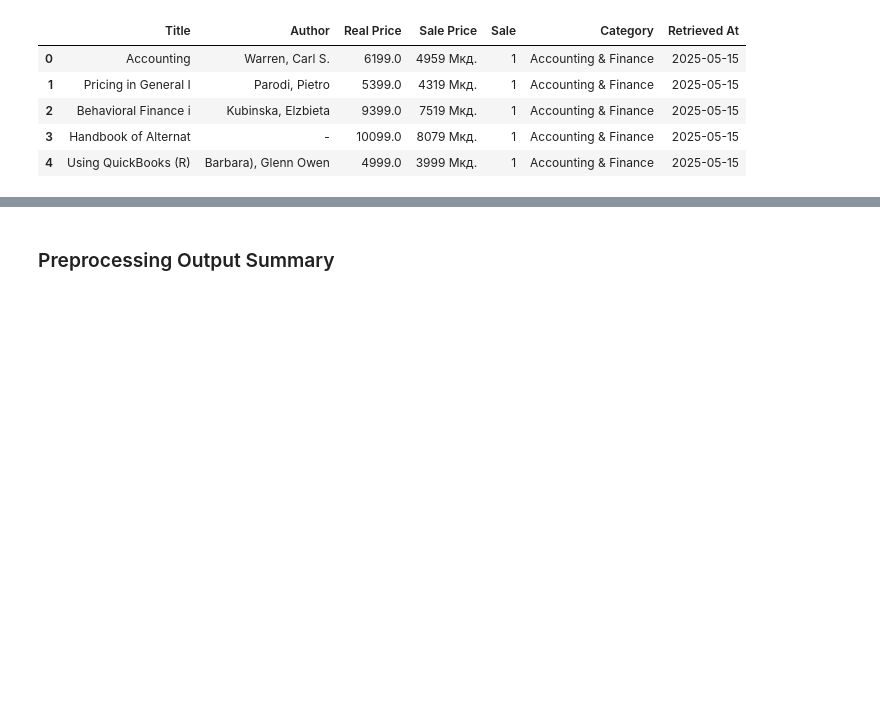
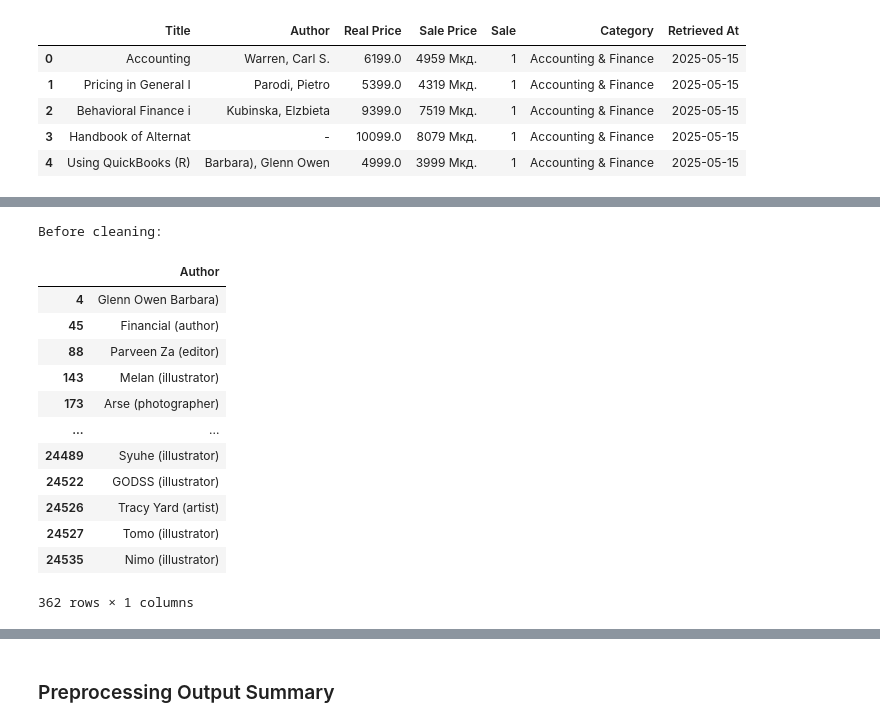
Before and after one commit to KTalia/I2DS_Project, a Jupyter notebook: akademskakniga.mk/preprocess_akademska.ipynb, the cells around one changed output, grey strips where cells are left out. Saved outputs shown, nothing was run; the diff lists cells and outputs as text; code cells hidden in the pictures; blank space fills up the shorter version.

```diff
--- a/akademskakniga.mk/preprocess_akademska.ipynb
+++ b/akademskakniga.mk/preprocess_akademska.ipynb
@@ -41,0 +79,2 @@ df.shape[0]
+# %%
+df.loc[df['Author'].str.match(r'^[\?=]+$', na=False), 'Author'] = np.nan
@@ -41,0 +83,2 @@ df.shape[0]
+# %%
+df.loc[df['Author'] == '-', 'Author'] = np.nan
@@ -41,0 +87,2 @@ df.shape[0]
+# %%
+df['Author'] = df['Author'].str.replace('-', ' ', regex=False)
@@ -41,0 +97,20 @@ df.shape[0]
+# %%
+mask = df['Author'].str.contains(r'[\(\)]', regex=True, na=False)
+
+print("Before cleaning:")
+df.loc[mask, ['Author']]
+# %% [output]
+Before cleaning:
+|  | Author |
+| 4 | Glenn Owen Barbara) |
+| 45 | Financial (author) |
+| 88 | Parveen Za (editor) |
+| 143 | Melan (illustrator) |
+| 173 | Arse (photographer) |
+| ... | ... |
+| 24489 | Syuhe (illustrator) |
+| 24522 | GODSS (illustrator) |
+| 24526 | Tracy Yard (artist) |
+| 24527 | Tomo (illustrator) |
+| 24535 | Nimo (illustrator) |
+362 rows × 1 columns
```
Also changed, not shown: parts of 33 cells of this notebook, 1 other file.
